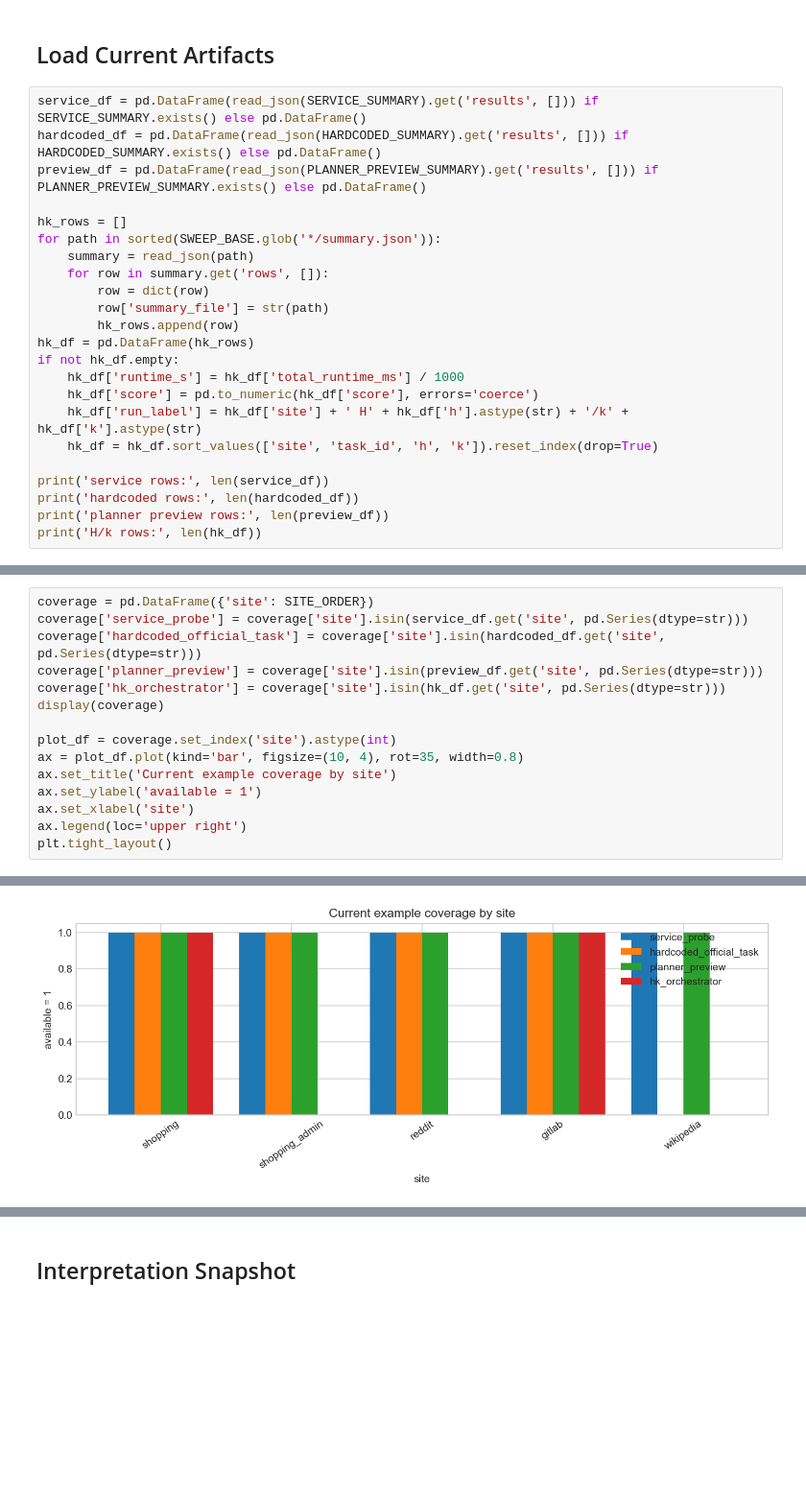
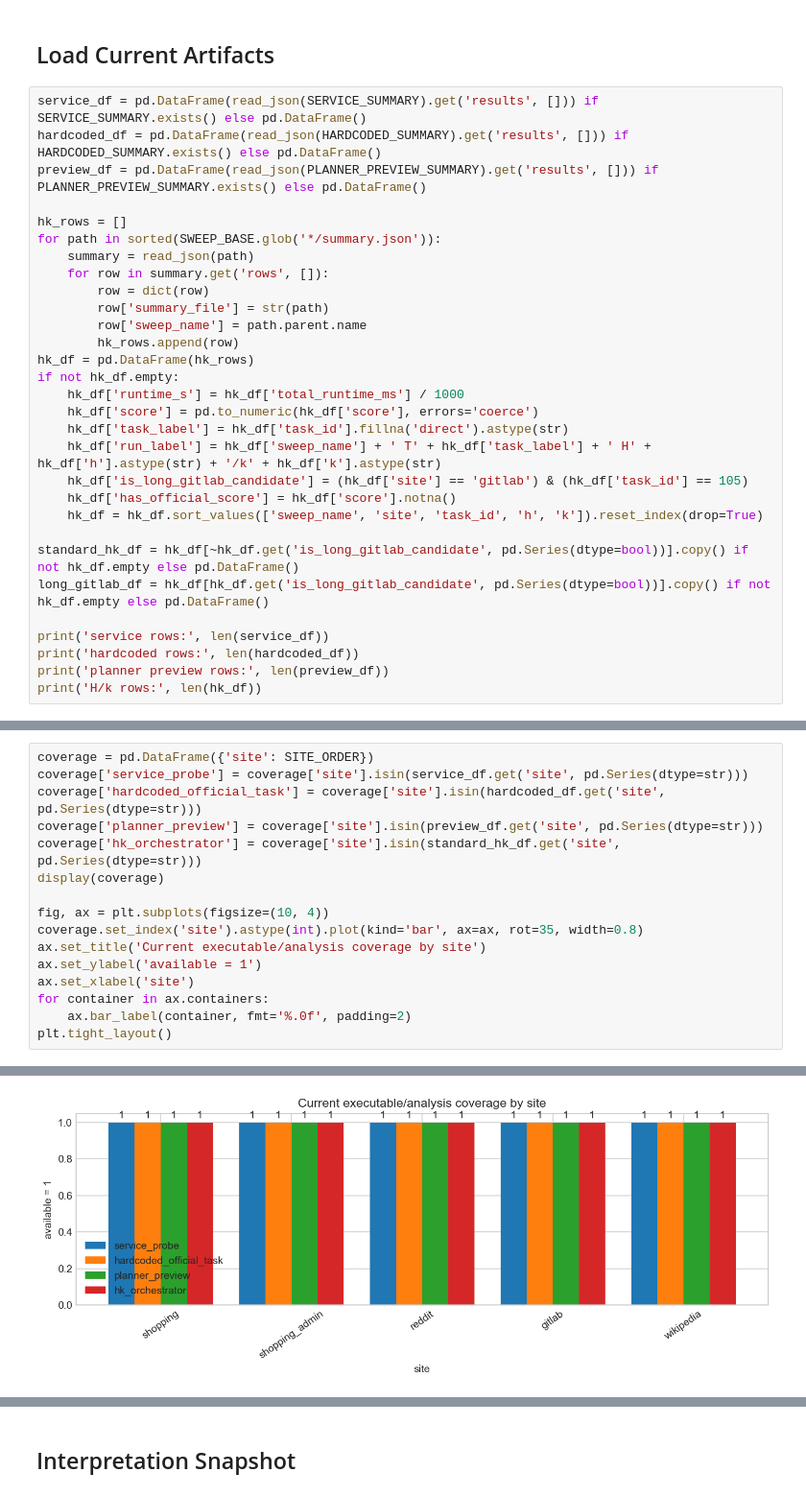
Before and after one commit to NICFRU/webarena-verified-thesis, a Jupyter notebook: notebooks/08_hk_sweep_analysis.ipynb, the cells around one changed output, grey strips where cells are left out. Shown at 96% size. Saved outputs shown, nothing was run; the diff lists cells and outputs as text; blank space fills up the shorter version.

Commit message:
Extend H/k notebook to all examples

```diff
--- a/notebooks/08_hk_sweep_analysis.ipynb
+++ b/notebooks/08_hk_sweep_analysis.ipynb
@@ -107,13 +146,20 @@ for path in sorted(SWEEP_BASE.glob('*/summary.json')):
     for row in summary.get('rows', []):
         row = dict(row)
         row['summary_file'] = str(path)
+        row['sweep_name'] = path.parent.name
         hk_rows.append(row)
 hk_df = pd.DataFrame(hk_rows)
 if not hk_df.empty:
     hk_df['runtime_s'] = hk_df['total_runtime_ms'] / 1000
     hk_df['score'] = pd.to_numeric(hk_df['score'], errors='coerce')
-    hk_df['run_label'] = hk_df['site'] + ' H' + hk_df['h'].astype(str) + '/k' + hk_df['k'].astype(str)
-    hk_df = hk_df.sort_values(['site', 'task_id', 'h', 'k']).reset_index(drop=True)
+    hk_df['task_label'] = hk_df['task_id'].fillna('direct').astype(str)
+    hk_df['run_label'] = hk_df['sweep_name'] + ' T' + hk_df['task_label'] + ' H' + hk_df['h'].astype(str) + '/k' + hk_df['k'].astype(str)
+    hk_df['is_long_gitlab_candidate'] = (hk_df['site'] == 'gitlab') & (hk_df['task_id'] == 105)
+    hk_df['has_official_score'] = hk_df['score'].notna()
+    hk_df = hk_df.sort_values(['sweep_name', 'site', 'task_id', 'h', 'k']).reset_index(drop=True)
+
+standard_hk_df = hk_df[~hk_df.get('is_long_gitlab_candidate', pd.Series(dtype=bool))].copy() if not hk_df.empty else pd.DataFrame()
+long_gitlab_df = hk_df[hk_df.get('is_long_gitlab_candidate', pd.Series(dtype=bool))].copy() if not hk_df.empty else pd.DataFrame()
 
 print('service rows:', len(service_df))
 print('hardcoded rows:', len(hardcoded_df))
@@ -133,15 +177,16 @@ coverage = pd.DataFrame({'site': SITE_ORDER})
 coverage['service_probe'] = coverage['site'].isin(service_df.get('site', pd.Series(dtype=str)))
 coverage['hardcoded_official_task'] = coverage['site'].isin(hardcoded_df.get('site', pd.Series(dtype=str)))
 coverage['planner_preview'] = coverage['site'].isin(preview_df.get('site', pd.Series(dtype=str)))
-coverage['hk_orchestrator'] = coverage['site'].isin(hk_df.get('site', pd.Series(dtype=str)))
+coverage['hk_orchestrator'] = coverage['site'].isin(standard_hk_df.get('site', pd.Series(dtype=str)))
 display(coverage)
 
-plot_df = coverage.set_index('site').astype(int)
-ax = plot_df.plot(kind='bar', figsize=(10, 4), rot=35, width=0.8)
-ax.set_title('Current example coverage by site')
+fig, ax = plt.subplots(figsize=(10, 4))
+coverage.set_index('site').astype(int).plot(kind='bar', ax=ax, rot=35, width=0.8)
+ax.set_title('Current executable/analysis coverage by site')
 ax.set_ylabel('available = 1')
 ax.set_xlabel('site')
-ax.legend(loc='upper right')
+for container in ax.containers:
+    ax.bar_label(container, fmt='%.0f', padding=2)
 plt.tight_layout()
 # %% [output]
 |  | site | service_probe | hardcoded_official_task | planner_preview | hk_orchestrator |
@@ -153 +198 @@ plt.tight_layout()
-[figure, old version]
+[figure, new version]
```
Also changed, not shown: parts of 29 cells of this notebook, 5 other files.
